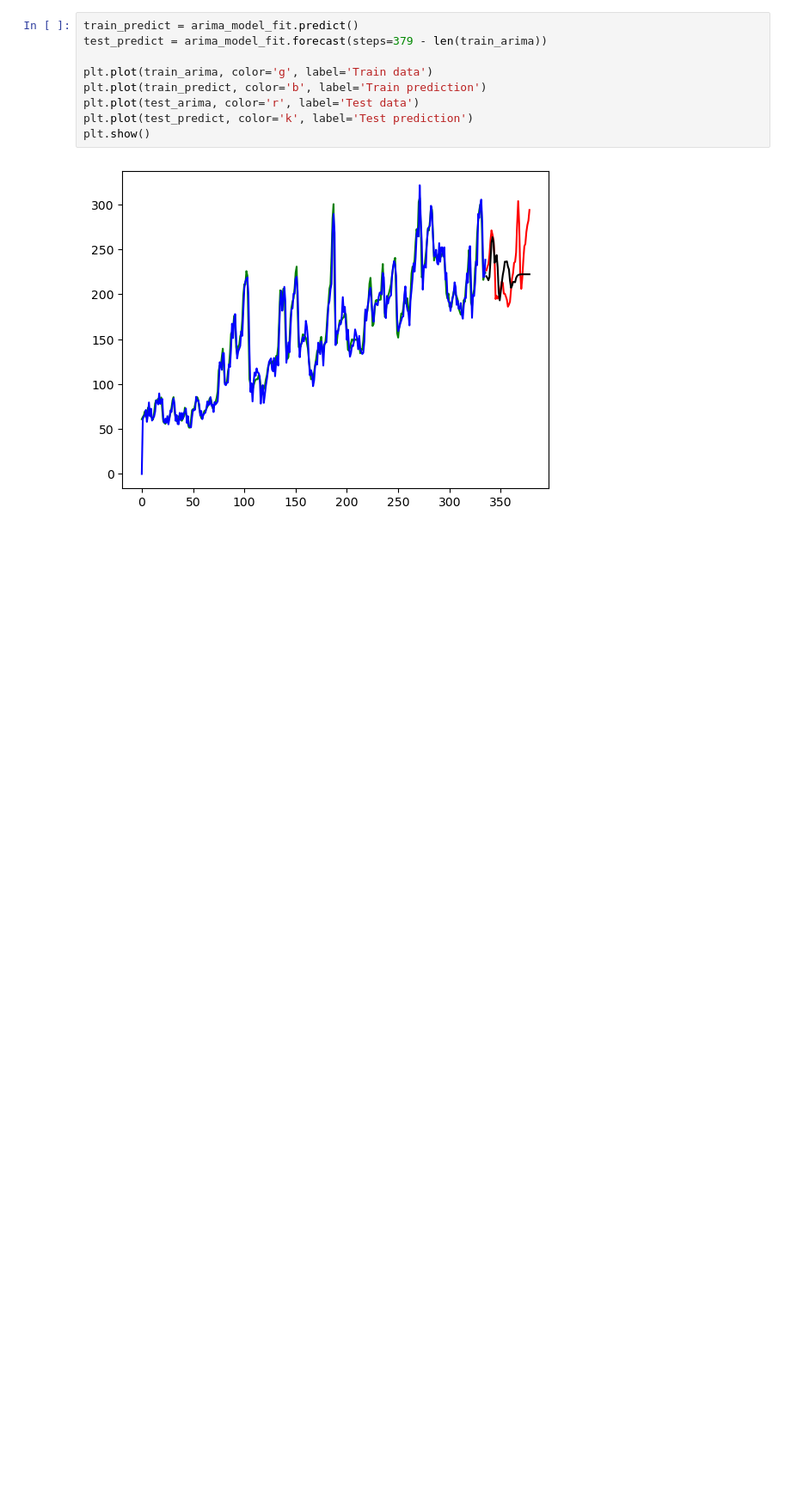
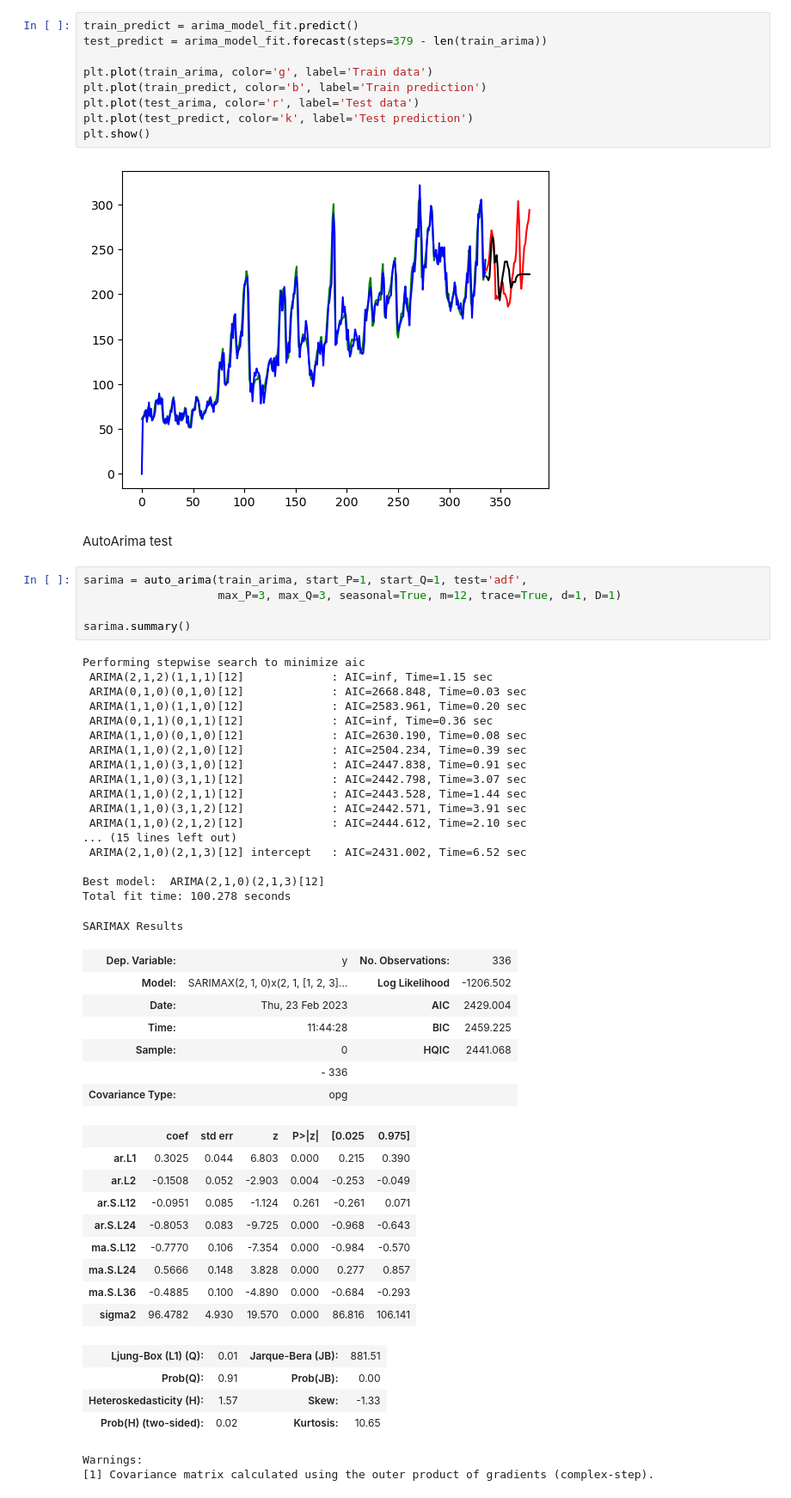
Before and after one commit to wwhite5/Springboard-Capstone-2-Time-Series, a Jupyter notebook: Preprocessing_and_Training.ipynb, the cells around one changed output. Shown at 86% size. Drawn from its saved outputs; the diff is of its cells as text; blank space fills up the shorter version.

```diff
--- a/Preprocessing_and_Training.ipynb
+++ b/Preprocessing_and_Training.ipynb
@@ -485,3 +487,51 @@ plt.plot(test_predict, color='k', label='Test prediction')
 plt.show()
 # %% [output]
 [figure]
+# %% [markdown]
+AutoArima test
+# %%
+sarima = auto_arima(train_arima, start_P=1, start_Q=1, test='adf',
+                    max_P=3, max_Q=3, seasonal=True, m=12, trace=True, d=1, D=1)
+
+sarima.summary()
+# %% [output]
+Performing stepwise search to minimize aic
+ ARIMA(2,1,2)(1,1,1)[12]             : AIC=inf, Time=1.15 sec
+ ARIMA(0,1,0)(0,1,0)[12]             : AIC=2668.848, Time=0.03 sec
+ ARIMA(1,1,0)(1,1,0)[12]             : AIC=2583.961, Time=0.20 sec
+ ARIMA(0,1,1)(0,1,1)[12]             : AIC=inf, Time=0.36 sec
+ ARIMA(1,1,0)(0,1,0)[12]             : AIC=2630.190, Time=0.08 sec
+ ARIMA(1,1,0)(2,1,0)[12]             : AIC=2504.234, Time=0.39 sec
+ ARIMA(1,1,0)(3,1,0)[12]             : AIC=2447.838, Time=0.91 sec
+ ARIMA(1,1,0)(3,1,1)[12]             : AIC=2442.798, Time=3.07 sec
+ ARIMA(1,1,0)(2,1,1)[12]             : AIC=2443.528, Time=1.44 sec
+ ARIMA(1,1,0)(3,1,2)[12]             : AIC=2442.571, Time=3.91 sec
+ ARIMA(1,1,0)(2,1,2)[12]             : AIC=2444.612, Time=2.10 sec
+... (15 lines left out)
+ ARIMA(2,1,0)(2,1,3)[12] intercept   : AIC=2431.002, Time=6.52 sec
+
+Best model:  ARIMA(2,1,0)(2,1,3)[12]
+Total fit time: 100.278 seconds
+SARIMAX Results
+| Dep. Variable: | y | No. Observations: | 336 |
+| Model: | SARIMAX(2, 1, 0)x(2, 1, [1, 2, 3]... | Log Likelihood | -1206.502 |
+| Date: | Thu, 23 Feb 2023 | AIC | 2429.004 |
+| Time: | 11:44:28 | BIC | 2459.225 |
+| Sample: | 0 | HQIC | 2441.068 |
+|  | - 336 |  |  |
+| Covariance Type: | opg |  |  |
+|  | coef | std err | z | P>|z| | [0.025 | 0.975] |
+| ar.L1 | 0.3025 | 0.044 | 6.803 | 0.000 | 0.215 | 0.390 |
+| ar.L2 | -0.1508 | 0.052 | -2.903 | 0.004 | -0.253 | -0.049 |
+| ar.S.L12 | -0.0951 | 0.085 | -1.124 | 0.261 | -0.261 | 0.071 |
+| ar.S.L24 | -0.8053 | 0.083 | -9.725 | 0.000 | -0.968 | -0.643 |
+| ma.S.L12 | -0.7770 | 0.106 | -7.354 | 0.000 | -0.984 | -0.570 |
+| ma.S.L24 | 0.5666 | 0.148 | 3.828 | 0.000 | 0.277 | 0.857 |
+| ma.S.L36 | -0.4885 | 0.100 | -4.890 | 0.000 | -0.684 | -0.293 |
+| sigma2 | 96.4782 | 4.930 | 19.570 | 0.000 | 86.816 | 106.141 |
+| Ljung-Box (L1) (Q): | 0.01 | Jarque-Bera (JB): | 881.51 |
+| Prob(Q): | 0.91 | Prob(JB): | 0.00 |
+| Heteroskedasticity (H): | 1.57 | Skew: | -1.33 |
+| Prob(H) (two-sided): | 0.02 | Kurtosis: | 10.65 |
+Warnings:
+[1] Covariance matrix calculated using the outer product of gradients (complex-step).
```
Also changed, not shown: parts of 5 cells of this notebook, 2 other files.
